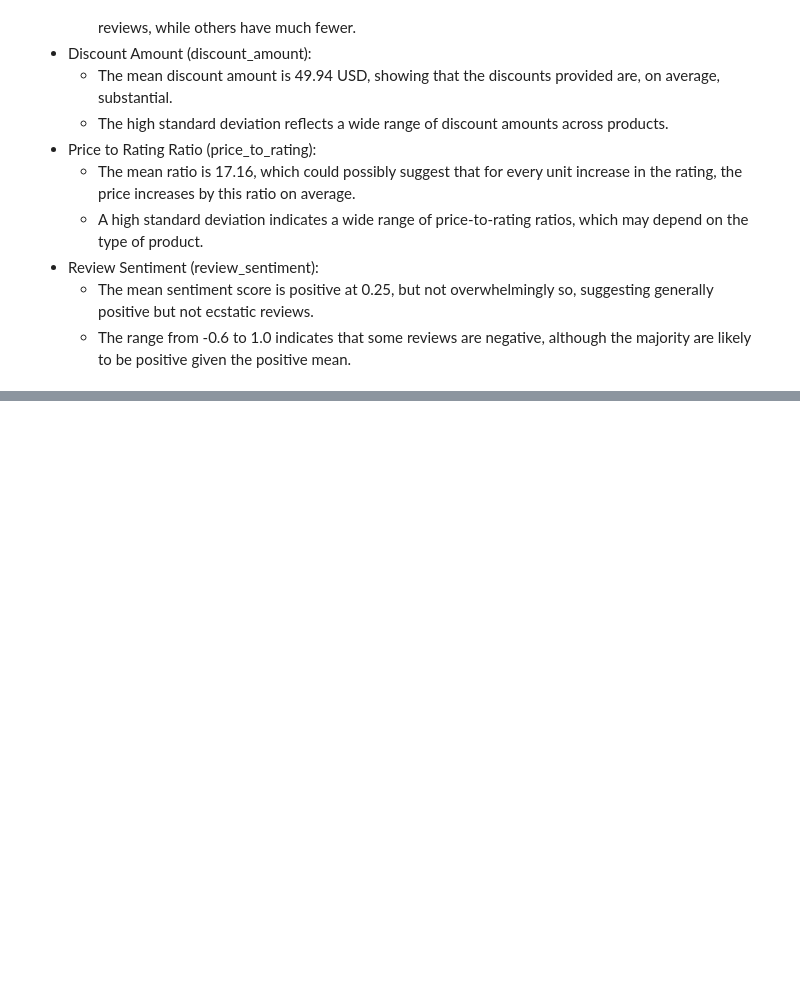
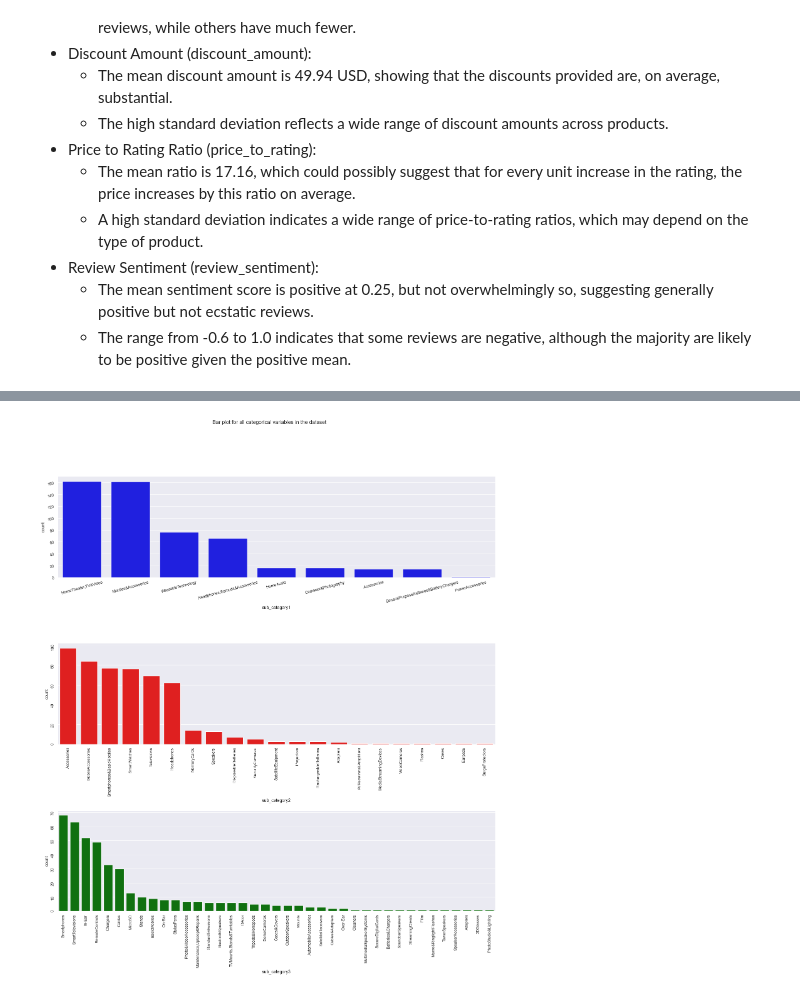
Before and after one commit to anthonyvann/eCommerce-Dataset-Analysis, a Jupyter notebook: EDA.ipynb, the cells around one changed output, grey strips where cells are left out. Saved outputs shown, nothing was run; the diff lists cells and outputs as text; code cells hidden in the pictures; blank space fills up the shorter version.

```diff
--- a/EDA.ipynb
+++ b/EDA.ipynb
@@ -359,0 +408,24 @@ From the above statistics summary, we can infer the following findings:
+# %%
+# Univariate Analysis on categorical columns
+fig, axes = plt.subplots(3, 1, figsize=(18, 18))
+fig.subplots_adjust(hspace=0.655)
+fig.suptitle("Bar plot for all categorical variables in the dataset")
+
+# Countplot for sub_category1 column
+sns.countplot(
+    data=data, ax=axes[0], x='sub_category1', color='blue', order=data.sub_category1.value_counts().index
+)
+# Countplot for sub_category2 column
+sns.countplot(
+    data=data, ax=axes[1], x='sub_category2', color='red', order=data.sub_category2.value_counts().index
+)
+# Countplot for sub_category3 column
+sns.countplot(
+    data=data, ax=axes[2], x='sub_category3', color='green', order=data.sub_category3.value_counts().index
+)
+
+axes[0].tick_params(labelrotation=15, labelsize=9)
+axes[1].tick_params(labelrotation=90, labelsize=9)
+axes[2].tick_params(labelrotation=90, labelsize=9)
+# %% [output]
+[figure, added]
```
Also changed, not shown: parts of 4 cells of this notebook.
